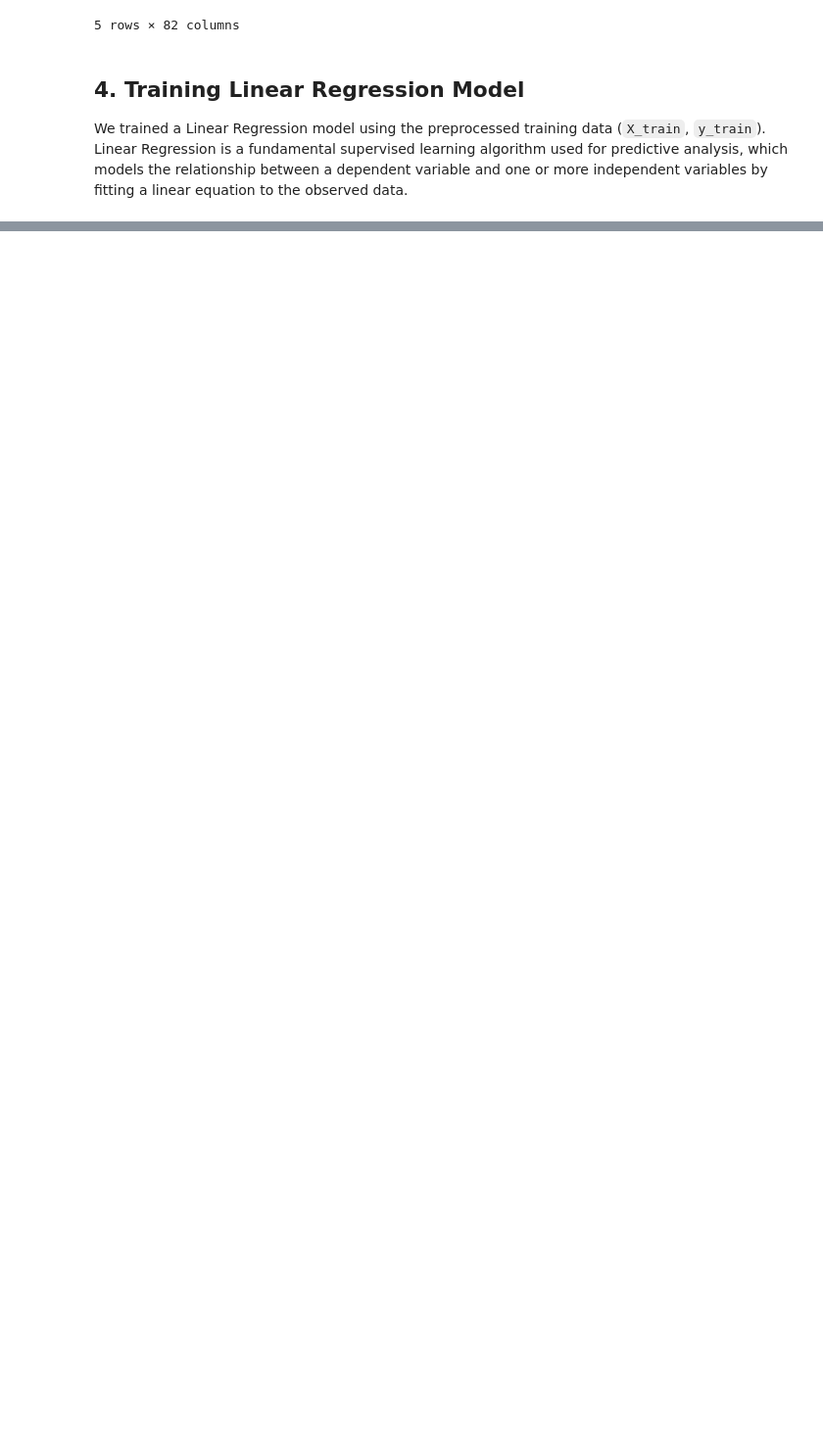
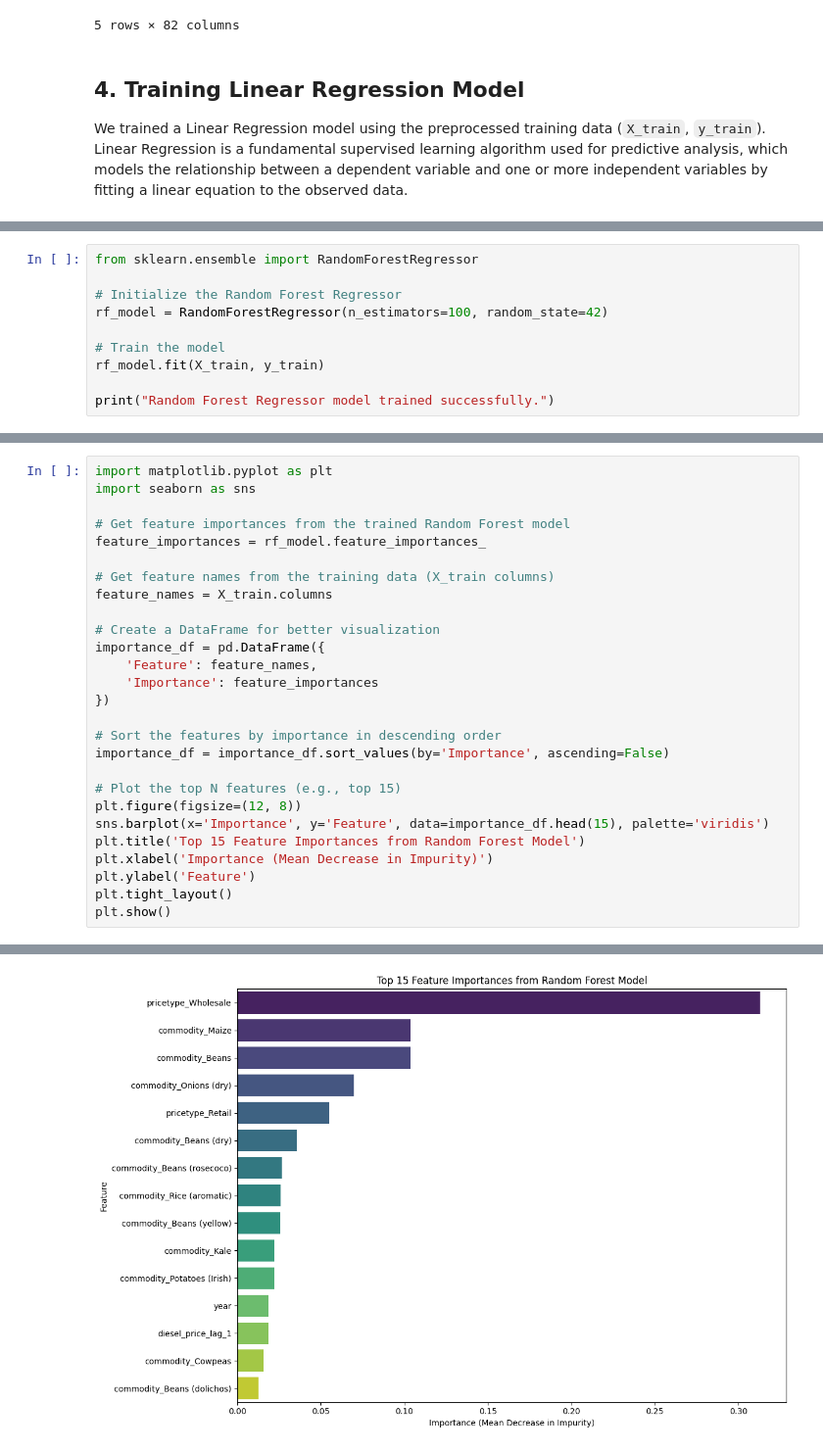
Before and after one commit to Wanyiri9dave/FoodPrice-Stabilty-Predictive-Analytics, a Jupyter notebook: index.ipynb, the cells around one changed output, grey strips where cells are left out. Shown at 98% size. Cells and saved outputs as stored; diff of their text form; blank space fills up the shorter version.

Commit message:
Baseline Model

```diff
--- a/index.ipynb
+++ b/index.ipynb
@@ -969,0 +1000,10 @@ Linear Regression model trained successfully.
+# %%
+from sklearn.ensemble import RandomForestRegressor
+
+# Initialize the Random Forest Regressor
+rf_model = RandomForestRegressor(n_estimators=100, random_state=42)
+
+# Train the model
+rf_model.fit(X_train, y_train)
+
+print("Random Forest Regressor model trained successfully.")
@@ -969,0 +1033,28 @@ Linear Regression model trained successfully.
+# %%
+import matplotlib.pyplot as plt
+import seaborn as sns
+
+# Get feature importances from the trained Random Forest model
+feature_importances = rf_model.feature_importances_
+
+# Get feature names from the training data (X_train columns)
+feature_names = X_train.columns
+
+# Create a DataFrame for better visualization
+importance_df = pd.DataFrame({
+    'Feature': feature_names,
+    'Importance': feature_importances
+})
+
+# Sort the features by importance in descending order
+importance_df = importance_df.sort_values(by='Importance', ascending=False)
+
+# Plot the top N features (e.g., top 15)
+plt.figure(figsize=(12, 8))
+sns.barplot(x='Importance', y='Feature', data=importance_df.head(15), palette='viridis')
+plt.title('Top 15 Feature Importances from Random Forest Model')
+plt.xlabel('Importance (Mean Decrease in Impurity)')
+plt.ylabel('Feature')
+plt.tight_layout()
+plt.show()
+# %% [output]
@@ -969,0 +1064 @@ Linear Regression model trained successfully.
+[figure, added]
```
Also changed, not shown: parts of 54 cells of this notebook.
